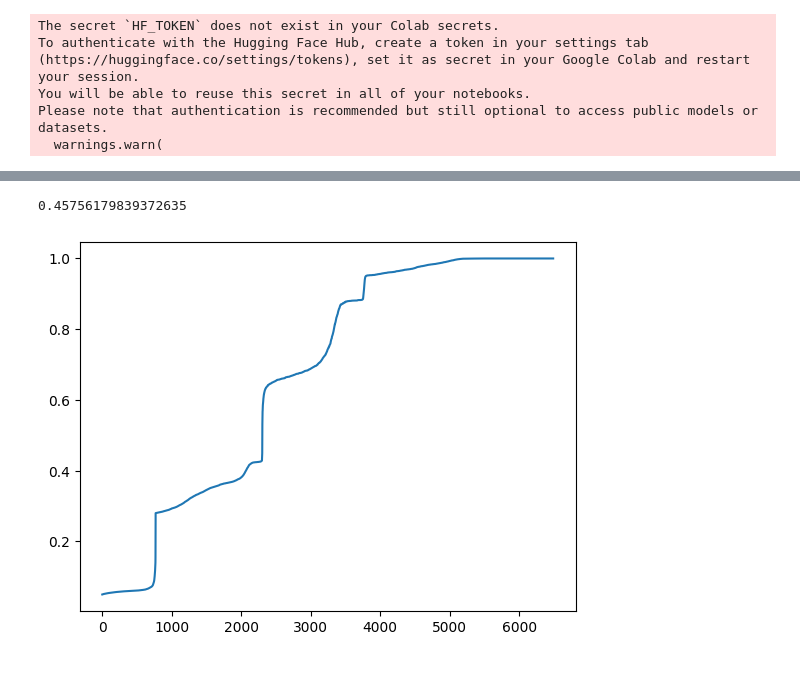
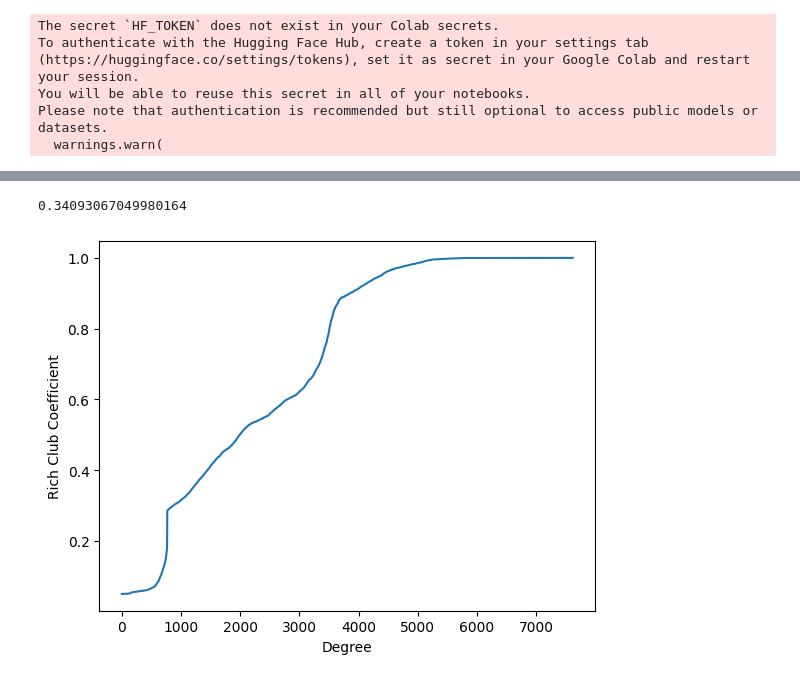
Before and after one commit to cnai-lab/llmnet, a Jupyter notebook: experiments/Distil_BERT.ipynb, the cells around one changed output, grey strips where cells are left out. Drawn from its saved outputs; the diff is of its cells as text; code cells hidden in the pictures.

```diff
--- a/experiments/Distil_BERT.ipynb
+++ b/experiments/Distil_BERT.ipynb
@@ -31,7 +31,7 @@ import networkx as nx
 #inputs = dataset['train']['text'][:10]
 # %%
 dataset = load_dataset("glue", "mrpc")
-tokenizer = AutoTokenizer.from_pretrained("distilbert-base-uncased")
+tokenizer = AutoTokenizer.from_pretrained("distilbert-base-uncased-finetuned-sst-2-english")
 inputs = dataset['train']['sentence1'][:15]
 token_arrays = tokenizer(inputs, truncation=True, padding="max_length", return_tensors="pt")
 # %% [output]
@@ -50,7 +50,7 @@ class SA_LayerNorm(nn.Module):
         return self.layer_norm(x)
 
 class DistilBERT(nn.Module):
-    def __init__(self, model_name_or_path="distilbert-base-uncased"):
+    def __init__(self, model_name_or_path="distilbert-base-uncased-finetuned-sst-2-english"):
         super(DistilBERT, self).__init__()
         self.config = DistilBertConfig.from_pretrained(model_name_or_path)
         self.distilbert = DistilBertModel.from_pretrained(model_name_or_path, config=self.config)
@@ -180,7 +172,7 @@ threshold = np.percentile(flattened_matrix, 95)
 # %%
 threshold
 # %% [output]
-0.45756179839372635
+0.34093067049980164
 # %%
 mask = corr > threshold
 edges = torch.nonzero(mask, as_tuple=False)
@@ -204,9 +196,11 @@ G.remove_edges_from(nx.selfloop_edges(G))
 # %%
 #rich club
 rc = nx.rich_club_coefficient(G, normalized=False, seed=None)
 degrees = list(rc.keys())
 coefficients = list(rc.values())
 plt.plot(degrees, coefficients)
+plt.xlabel('Degree')
+plt.ylabel('Rich Club Coefficient')
 plt.show()
 # %% [output]
-[figure, old version]
+[figure, new version]
```
Also changed, not shown: parts of 4 cells of this notebook.
